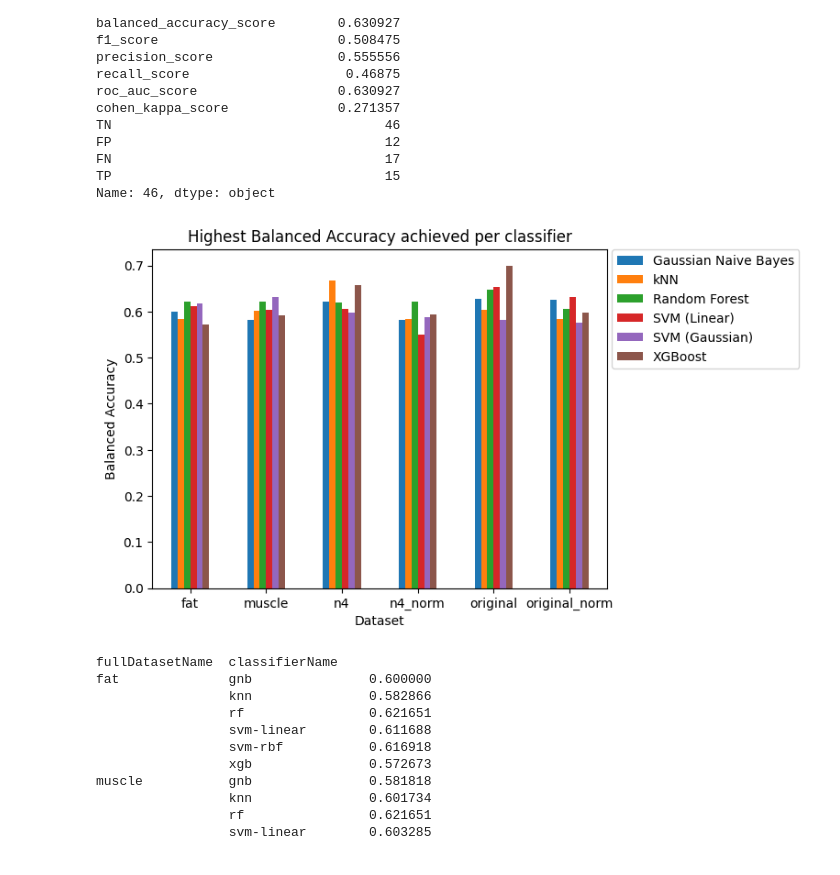
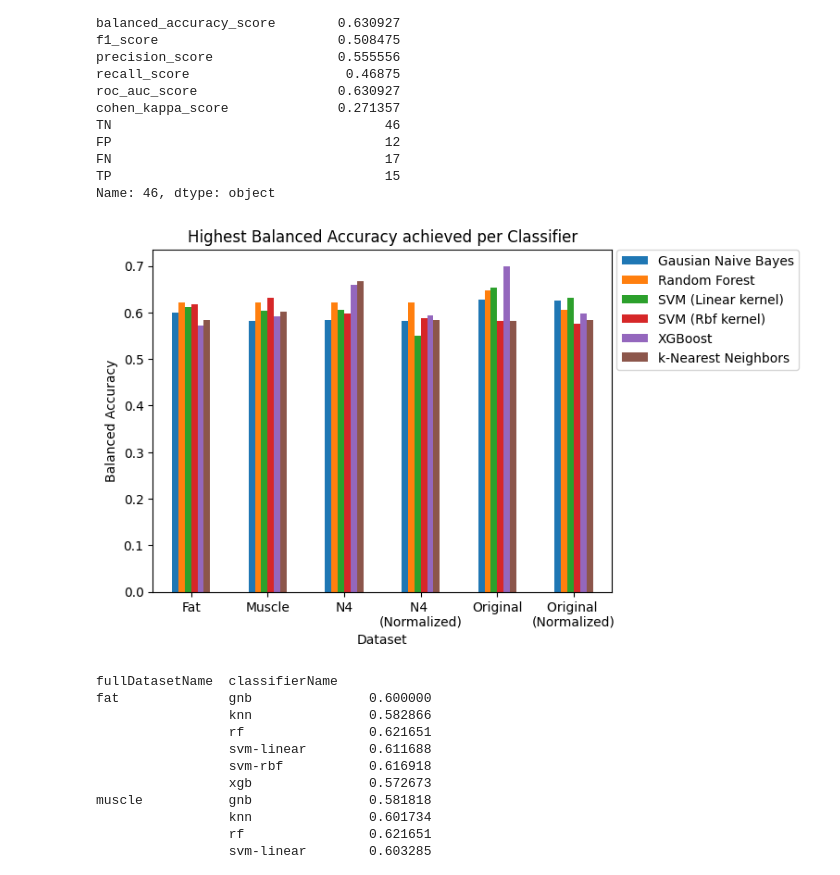
Before and after one commit to szafeiris/bme-master-thesis, a Jupyter notebook: bme-master-thesis-szafeiris-results-analysis.ipynb, the cells around one changed output. Cells and saved outputs as stored; diff of their text form; code cells hidden in the pictures.

```diff
--- a/bme-master-thesis-szafeiris-results-analysis.ipynb
+++ b/bme-master-thesis-szafeiris-results-analysis.ipynb
@@ -80,0 +84,39 @@ merged.groupby(by='fullDatasetName')['fullDatasetName'].aggregate(['count'])
+# %%
+def convertClassifierName(name):
+    if 'svm' in name:
+        splt = name.split('-')
+        ret = f'{splt[0].upper()} ({splt[1].title()} kernel)'
+    elif name == 'gnb':
+        ret = 'Gausian Naive Bayes'
+    elif name == 'rf':
+        ret = 'Random Forest'
+    elif name == 'knn':
+        ret = 'k-Nearest Neighbors'
+    elif name == 'xgb':
+        ret = 'XGBoost'
+    else:
+        return name.title()
+
+    return ret
+
+def convertFsMethodName(name):
+    if name == 'boruta':
+        return 'Boruta'
+    elif 'spearman' in name or 'pearson' in name:
+        return f"{name.title()} coefficient-based\nfeature selection"
+    elif 'star' in name:
+        return name.replace('star', '*').title()
+    elif 'urf' in name:
+        return name.title()
+    elif 'relieff' == name:
+        return 'ReliefF'
+    elif 'mrmr' == name:
+        return 'mRMR'
+
+    return name.upper()
+
+merged_beatify = merged.copy()
+merged_beatify['fullDatasetName'] = merged_beatify['fullDatasetName'].apply(lambda x: x.replace('_', ' ').title().replace('Norm', '\n(Normalized)'))
+merged_beatify['featureSelectionMethodName'] = merged_beatify['featureSelectionMethodName'].apply(lambda x: convertFsMethodName(x))
+merged_beatify['classifierName'] = merged_beatify['classifierName'].apply(lambda x: convertClassifierName(x))
+merged_beatify
@@ -253,15 +324,15 @@ FN                                   17
 TP                                   15
 Name: 46, dtype: object
 # %%
-new_merged = merged.groupby(['fullDatasetName','classifierName'])['balanced_accuracy_score'].max().unstack().plot.bar(rot=0)
+new_merged = merged_beatify.groupby(['fullDatasetName','classifierName'])['balanced_accuracy_score'].max().unstack().plot.bar(rot=0)
 
 plt.xlabel('Dataset')
 plt.ylabel('Balanced Accuracy')
-plt.title('Highest Balanced Accuracy achieved per classifier')
-plt.legend(['Gaussian Naive Bayes', 'kNN', 'Random Forest', 'SVM (Linear)', 'SVM (Gaussian)', 'XGBoost'], bbox_to_anchor=(1.01, 1), loc='upper left', borderaxespad=0)
+plt.title('Highest Balanced Accuracy achieved per Classifier')
+plt.legend(bbox_to_anchor=(1.01, 1), loc='upper left', borderaxespad=0)
 plt.show()
 # %% [output]
-[figure, old version]
+[figure, new version]
 # %%
 merged.groupby(['fullDatasetName','classifierName'])['balanced_accuracy_score'].max()
 # %% [output]
```
Also changed, not shown: parts of 21 cells of this notebook.
